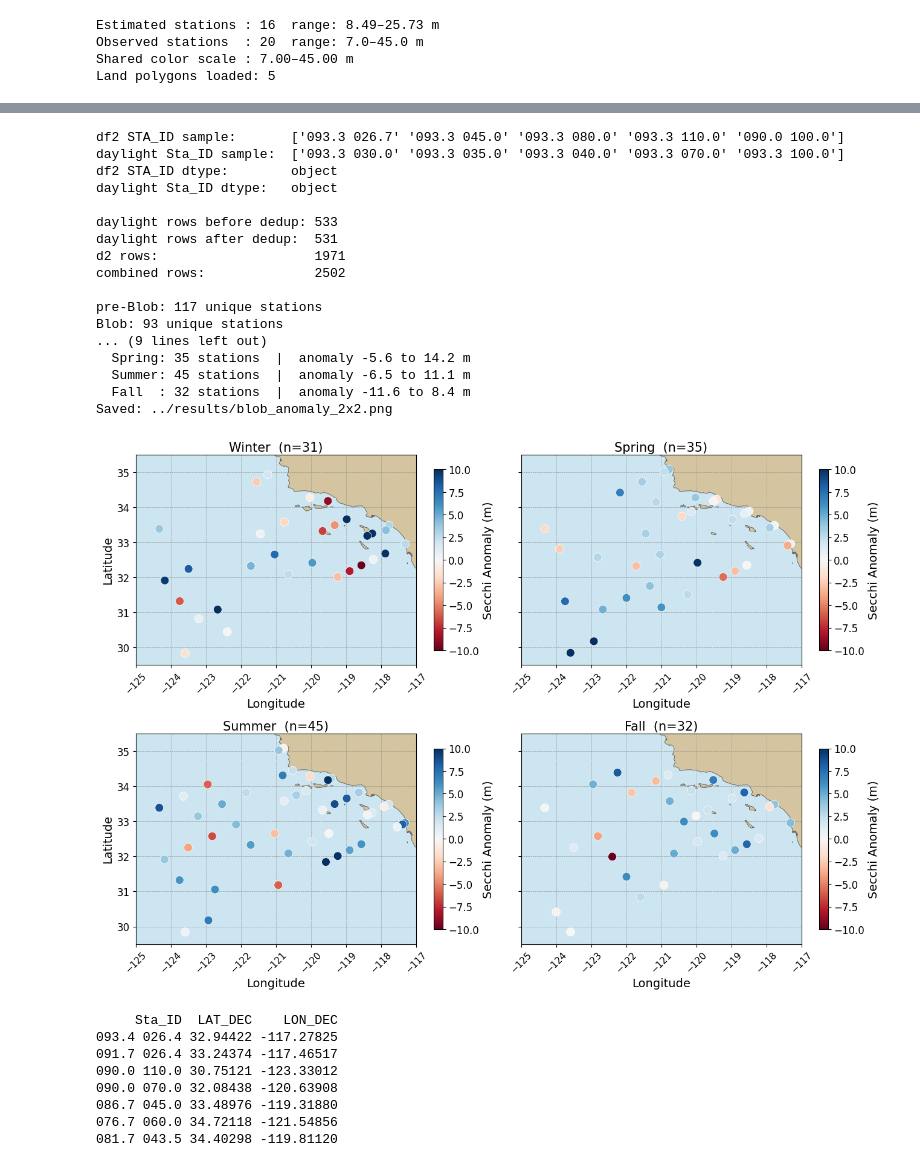
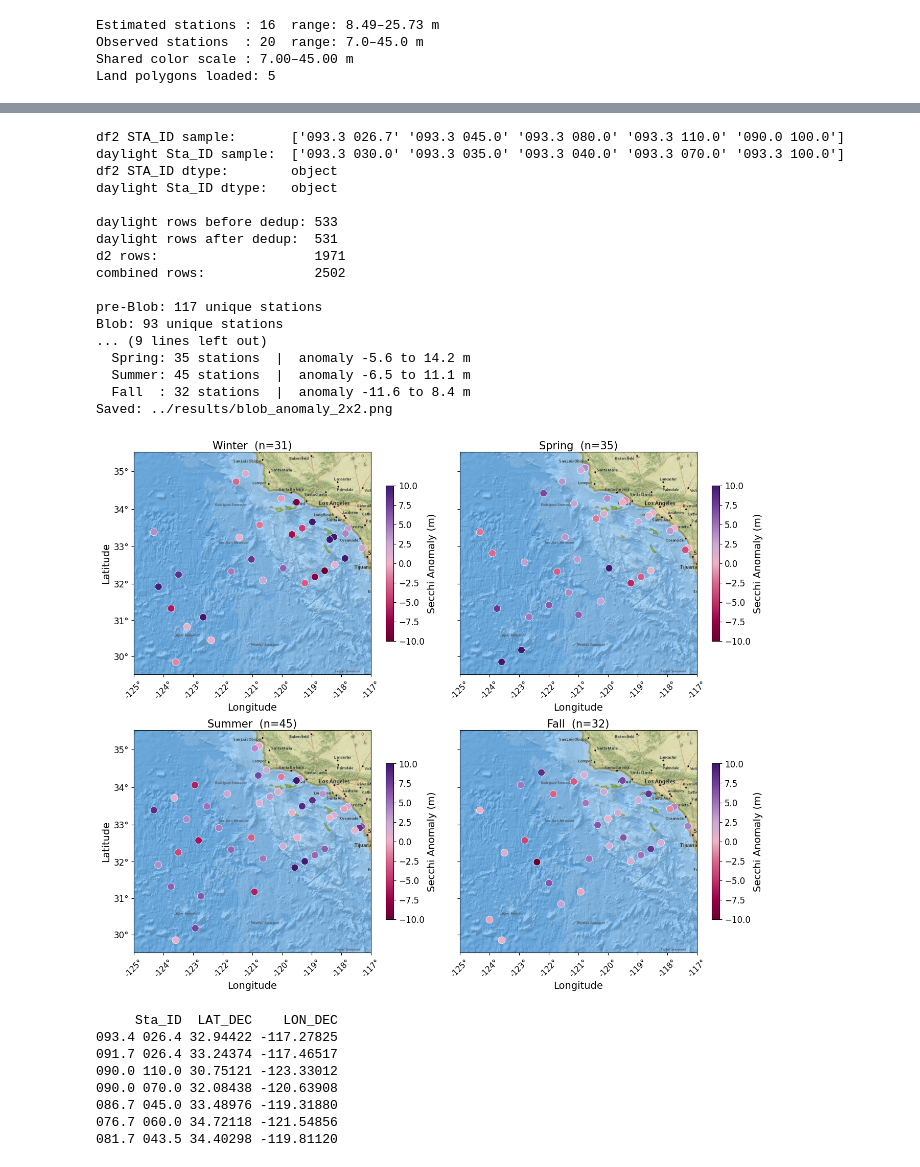
Before and after one commit to LucasC212/Scripps-Light-Attenuation-Capstone-Project, a Jupyter notebook: scripts/daylight_visualization.ipynb, the cells around one changed output, grey strips where cells are left out. Saved outputs shown, nothing was run; the diff lists cells and outputs as text; code cells hidden in the pictures.

Commit message:
perfected poster visuals and colors for Secchi anomalies

```diff
--- a/scripts/daylight_visualization.ipynb
+++ b/scripts/daylight_visualization.ipynb
@@ -224,9 +263,12 @@ Saved: ../results/cruise_2016-01-07-C-33RL_secchi_map.pdf
 # %%
+import contextily as ctx
 import matplotlib.pyplot as plt
 import matplotlib.colors as mcolors
+from matplotlib.colors import LinearSegmentedColormap, TwoSlopeNorm
 import matplotlib.cm as cm
 import numpy as np
 import pandas as pd
+from pyproj import Transformer
 
 # ── season assignment ─────────────────────────────────────────────────────────
 def assign_season(month):
@@ -243,8 +285,6 @@ print("daylight Sta_ID dtype:  ", daylight['Sta_ID'].dtype)
 print()
 
 # ── prep df2: actual Secchi measurements ──────────────────────────────────────
-# FIX: df2['LAT_DEC']/['LON_DEC'] use -99 as a sentinel for missing values;
-#      Lat_Dec / Lon_Dec hold the true geographic coordinates.
 d2 = df2[['Cruise_ID', 'STA_ID', 'Lat_Dec', 'Lon_Dec', 'DATE_TIME_UTC', 'Secchi']].copy()
 d2.columns = ['Cruise_ID', 'Sta_ID', 'Lat', 'Lon', 'Date_raw', 'Secchi_combined']
 d2['Date']   = pd.to_datetime(d2['Date_raw'])
@@ -253,7 +293,6 @@ d2['Season'] = d2['Month'].apply(assign_season)
 d2 = d2.dropna(subset=['Secchi_combined'])
 
 # ── prep daylight: RF predictions for casts not already in df2 ───────────────
-# FIX: two daylight rows carry LAT_DEC ~ -9.99e-29 (sentinel zero); drop them.
 dl = (daylight[daylight['LAT_DEC'] > 20]
       [['Cruise_ID', 'Sta_ID', 'LAT_DEC', 'LON_DEC', 'DATE_TIME_UTC', 'Predicted_Secchi_RF']]
       .copy())
@@ -268,7 +307,7 @@ d2_keys = d2[['Cruise_ID', 'Sta_ID']].drop_duplicates().assign(_flag=True)
 dl = dl.merge(d2_keys, on=['Cruise_ID', 'Sta_ID'], how='left')
 dl = dl[dl['_flag'].isna()].drop(columns=['_flag'])
 
-# DIAGNOSTIC 2 — how many rows survive deduplication
+# DIAGNOSTIC 2
 print(f"daylight rows before dedup: {len(dl_before)}")
 print(f"daylight rows after dedup:  {len(dl)}")
 print(f"d2 rows:                    {len(d2)}")
@@ -287,7 +326,7 @@ combined.loc[
 print(f"combined rows:              {len(combined)}")
 print()
 
-# DIAGNOSTIC 3 — how many unique stations per period
+# DIAGNOSTIC 3
 for p in ['pre-Blob', 'Blob', 'post-Blob']:
     print(f"{p}: {combined[combined['Period']==p]['Sta_ID'].nunique()} unique stations")
 print()
@@ -305,21 +344,19 @@ agg = (
     .reset_index()
 )
 
-# pre-Blob baseline: >= 5 observed or estimated depths (1993-2013)
 pre = (
     agg[(agg['Period'] == 'pre-Blob') & (agg['N'] >= 5)]
     [['Sta_ID', 'Season', 'Mean_Secchi', 'Lat', 'Lon']]
     .rename(columns={'Mean_Secchi': 'Baseline'})
 )
 
-# Blob period: any observations (2014-2016)
 blob = (
     agg[agg['Period'] == 'Blob']
     [['Sta_ID', 'Season', 'Mean_Secchi']]
     .rename(columns={'Mean_Secchi': 'Blob_Mean'})
 )
 
-# DIAGNOSTIC 4 — pre vs blob station overlap
+# DIAGNOSTIC 4
 pre_stations  = set(pre['Sta_ID'].unique())
 blob_stations = set(blob['Sta_ID'].unique())
 print(f"pre stations:  {len(pre_stations)},  blob stations: {len(blob_stations)}")
@@ -330,7 +367,6 @@ if blob_stations - pre_stations:
     print("In blob but not pre:", list(blob_stations - pre_stations)[:10])
 print()
 
-# anomaly = Blob mean - pre-Blob baseline (mean 2014-2016 minus mean 1993-2013)
 anomaly_df = pre.merge(blob, on=['Sta_ID', 'Season'])
 anomaly_df['Anomaly'] = anomaly_df['Blob_Mean'] - anomaly_df['Baseline']
 
@@ -342,81 +378,107 @@ for s in ['Winter', 'Spring', 'Summer', 'Fall']:
               f"anomaly {sub['Anomaly'].min():.1f} to {sub['Anomaly'].max():.1f} m")
 
 # ── 2x2 seasonal anomaly map ──────────────────────────────────────────────────
-OCEAN    = '#cde5f0'
-LAND     = '#d4c5a0'
-EDGE     = '#5a5a5a'
-LON_EXT  = (-125.0, -117.0)
-LAT_EXT  = (29.5, 35.5)
-SEASONS  = ['Winter', 'Spring', 'Summer', 'Fall']
+LON_EXT = (-125.0, -117.0)
+LAT_EXT = (29.5,   35.5)
+SEASONS = ['Winter', 'Spring', 'Summer', 'Fall']
 
-# 1-degree tick positions for both axes
-lon_ticks = np.arange(-125, -116, 1)
-lat_ticks = np.arange(30, 36, 1)
+transformer = Transformer.from_crs('EPSG:4326', 'EPSG:3857', always_xy=True)
+x_min, y_min = transformer.transform(LON_EXT[0], LAT_EXT[0])
+x_max, y_max = transformer.transform(LON_EXT[1], LAT_EXT[1])
 
-# fixed symmetric scale: -10 to +10 m
-norm     = mcolors.TwoSlopeNorm(vmin=-10, vcenter=0, vmax=10)
-cmap_div = plt.cm.RdBu   # red = negative anomaly, blue = positive
+anomaly_df['x_3857'], anomaly_df['y_3857'] = transformer.transform(
+    anomaly_df['Lon'].values, anomaly_df['Lat'].values
+)
 
-fig, axes = plt.subplots(2, 2, figsize=(14, 10))
+lon_ticks  = np.arange(-125, -116, 1)
+lat_ticks  = np.arange(30, 36, 1)
+lon_tick_x = [transformer.transform(lon, LAT_EXT[0])[0] for lon in lon_ticks]
+lat_tick_y = [transformer.transform(LON_EXT[0], lat)[1] for lat in lat_ticks]
+
+pink_purple = LinearSegmentedColormap.from_list(
+    'pink_purple',
+    [
+        '#6B0030',   # -10 m  dark crimson-pink
+        '#96004A',   # -7.5 m deep magenta
+        '#C0336B',   # -5 m   hot pink
+        '#D9688E',   # -2.5 m medium pink
+        '#EDB3C8',   # 0 m    pale blush (pivot)
+        '#C9AAD4',   # +2.5 m pale lavender
+        '#9E72B8',   # +5 m   medium purple
+        '#6E3D99',   # +7.5 m deep violet
+        '#3D1A6E',   # +10 m  dark indigo-purple
+    ]
+)
+norm = TwoSlopeNorm(vmin=-10, vcenter=0, vmax=10)
+
+fig, axes = plt.subplots(2, 2, figsize=(14, 11))
 axes = axes.flatten()
 fig.patch.set_facecolor('white')
-plt.subplots_adjust(left=0.08, right=0.95, top=0.96, bottom=0.07, hspace=0.08, wspace=0.10)
+plt.subplots_adjust(left=0.08, right=0.95, top=0.96, bottom=0.07, hspace=0.25, wspace=0.10)
 
 for i, (ax, season) in enumerate(zip(axes, SEASONS)):
-    ax.set_facecolor(OCEAN)
+    ax.set_xlim(x_min, x_max)
+    ax.set_ylim(y_min, y_max)
 
-    land_ca.plot(ax=ax, color=LAND, edgecolor=EDGE, linewidth=0.6)
+    ctx.add_basemap(
+        ax,
+        source=ctx.providers.Esri.NatGeoWorldMap,
+        zoom=7,
+        zorder=0,
+        attribution=False,
+    )
+
+    ax.set_xlim(x_min, x_max)
+    ax.set_ylim(y_min, y_max)
 
     sub = anomaly_df[anomaly_df['Season'] == season]
     if len(sub) > 0:
         sc = ax.scatter(
-            sub['Lon'], sub['Lat'],
+            sub['x_3857'], sub['y_3857'],
             c=sub['Anomaly'],
-            cmap=cmap_div, norm=norm,
+            cmap=pink_purple, norm=norm,
             s=100, edgecolors='white', linewidths=0.5, zorder=5,
         )
         cbar = fig.colorbar(sc, ax=ax, shrink=0.7)
         cbar.set_label('Secchi Anomaly (m)', fontsize=14)
         cbar.ax.tick_params(labelsize=12)
 
-    ax.set_xlim(*LON_EXT)
-    ax.set_ylim(*LAT_EXT)
     ax.set_title(f'{season}  (n={len(sub)})', fontsize=15, pad=4)
     ax.set_xlabel('Longitude', fontsize=14)
+    ax.set_xticks(lon_tick_x)
+    ax.set_xticklabels([f'{lon}°' for lon in lon_ticks])
+    ax.set_yticks(lat_tick_y)
     if i % 2 == 0:
         ax.set_ylabel('Latitude', fontsize=14)
+        ax.set_yticklabels([f'{lat}°' for lat in lat_ticks])
     else:
         ax.set_yticklabels([])
-    ax.set_xticks(lon_ticks)
-    ax.set_yticks(lat_ticks)
     ax.tick_params(axis='x', labelsize=11, rotation=45)
     ax.tick_params(axis='y', labelsize=12)
-    ax.grid(True, color='grey', linestyle='--', linewidth=0.5, alpha=0.7)
 
 out_png = '../results/blob_anomaly_2x2.png'
 fig.savefig(out_png, dpi=300, bbox_inches='tight')
 print(f"Saved: {out_png}")
-
 plt.show()
 # %% [output]
 df2 STA_ID sample:       ['093.3 026.7' '093.3 045.0' '093.3 080.0' '093.3 110.0' '090.0 100.0']
 daylight Sta_ID sample:  ['093.3 030.0' '093.3 035.0' '093.3 040.0' '093.3 070.0' '093.3 100.0']
 df2 STA_ID dtype:        object
 daylight Sta_ID dtype:   object
 
 daylight rows before dedup: 533
 daylight rows after dedup:  531
 d2 rows:                    1971
 combined rows:              2502
 
 pre-Blob: 117 unique stations
 Blob: 93 unique stations
 ... (9 lines left out)
   Spring: 35 stations  |  anomaly -5.6 to 14.2 m
   Summer: 45 stations  |  anomaly -6.5 to 11.1 m
   Fall  : 32 stations  |  anomaly -11.6 to 8.4 m
 Saved: ../results/blob_anomaly_2x2.png
-[figure, old version]
+[figure, new version]
 # %%
 print(cruise[['Sta_ID', 'LAT_DEC', 'LON_DEC']].to_string(index=False))
 # %% [output]
```
Also changed, not shown: parts of 2 cells of this notebook, 3 other files.
